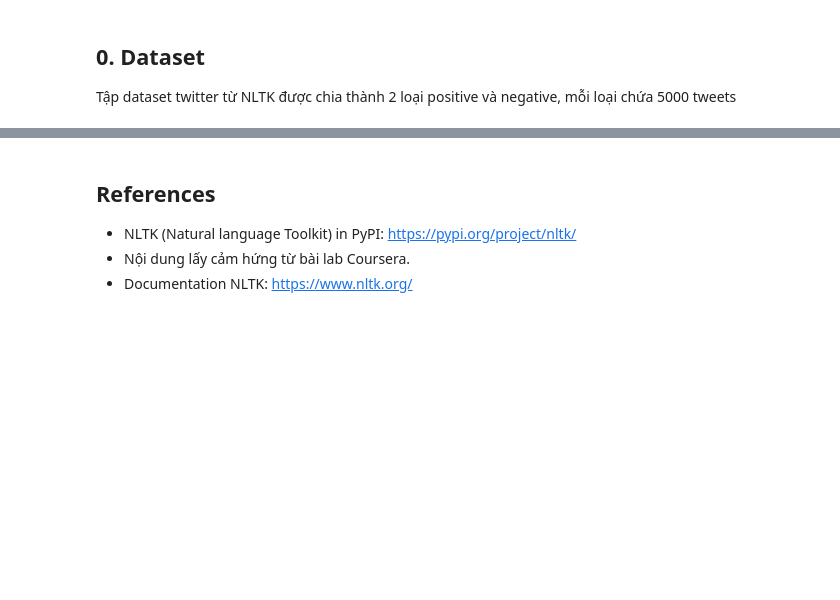
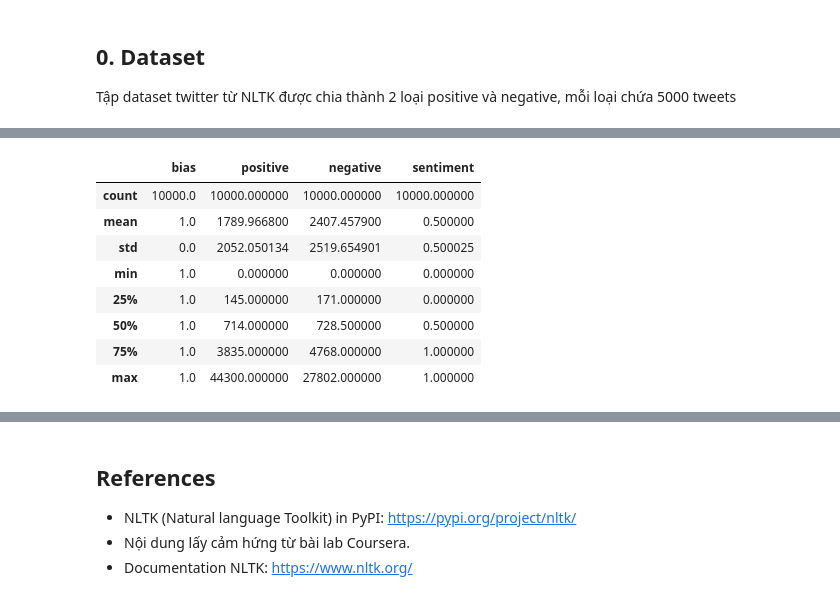
Before and after one commit to mducdaf2/ai-knowledges, a Jupyter notebook: NLP/Classification_VectorSpaces/preprocessing_nltk.ipynb, the cells around one changed output, grey strips where cells are left out. Cells and saved outputs as stored; diff of their text form; code cells hidden in the pictures; blank space fills up the shorter version.

```diff
--- a/NLP/Classification_VectorSpaces/preprocessing_nltk.ipynb
+++ b/NLP/Classification_VectorSpaces/preprocessing_nltk.ipynb
@@ -18,0 +273,10 @@ True
+# %%
+freqs = {}
+
+# Chuyển np.array về dạng list vì zip yêu cầu một iterable
+labels_list = labels.tolist()
+
+for y, tweet in zip(labels_list, tweets):
+    for word in process_text(tweet):
+        pair = (word, y)
+        freqs[pair] = freqs.get(pair, 0) + 1
@@ -18,0 +335,8 @@ True
+# %%
+def feature_extraction(tweet, freqs):
+    pos_freq = 0
+    neg_freq = 0
+    for w in process_text(tweet):
+        pos_freq += freqs.get((w, 1), 0)
+        neg_freq += freqs.get((w, 0), 0)
+    return pos_freq, neg_freq
@@ -18,0 +347,8 @@ True
+# %%
+data = []
+for label, tweet in zip(labels_list, tweets):
+    pos_freq, neg_freq = feature_extraction(tweet, freqs)
+    data.append([pos_freq, neg_freq, label])
+
+print(len(data))
+print(data[:2])
@@ -18,0 +360,12 @@ True
+# %%
+import pandas as pd
+
+df = pd.DataFrame(data, columns=['positive', 'negative', 'sentiment'])
+
+# Thêm cột bias (cho việc train logistic regression)
+df['bias'] = 1.
+
+# Sắp xếp lại thứ tự cột
+df = df[['bias', 'positive', 'negative', 'sentiment']]
+
+df.head()
@@ -18,0 +379,12 @@ True
+# %%
+df.describe()
+# %% [output]
+|  | bias | positive | negative | sentiment |
+| count | 10000.0 | 10000.000000 | 10000.000000 | 10000.000000 |
+| mean | 1.0 | 1789.966800 | 2407.457900 | 0.500000 |
+| std | 0.0 | 2052.050134 | 2519.654901 | 0.500025 |
+| min | 1.0 | 0.000000 | 0.000000 | 0.000000 |
+| 25% | 1.0 | 145.000000 | 171.000000 | 0.000000 |
+| 50% | 1.0 | 714.000000 | 728.500000 | 0.500000 |
+| 75% | 1.0 | 3835.000000 | 4768.000000 | 1.000000 |
+| max | 1.0 | 44300.000000 | 27802.000000 | 1.000000 |
```
Also changed, not shown: parts of 64 cells of this notebook.
